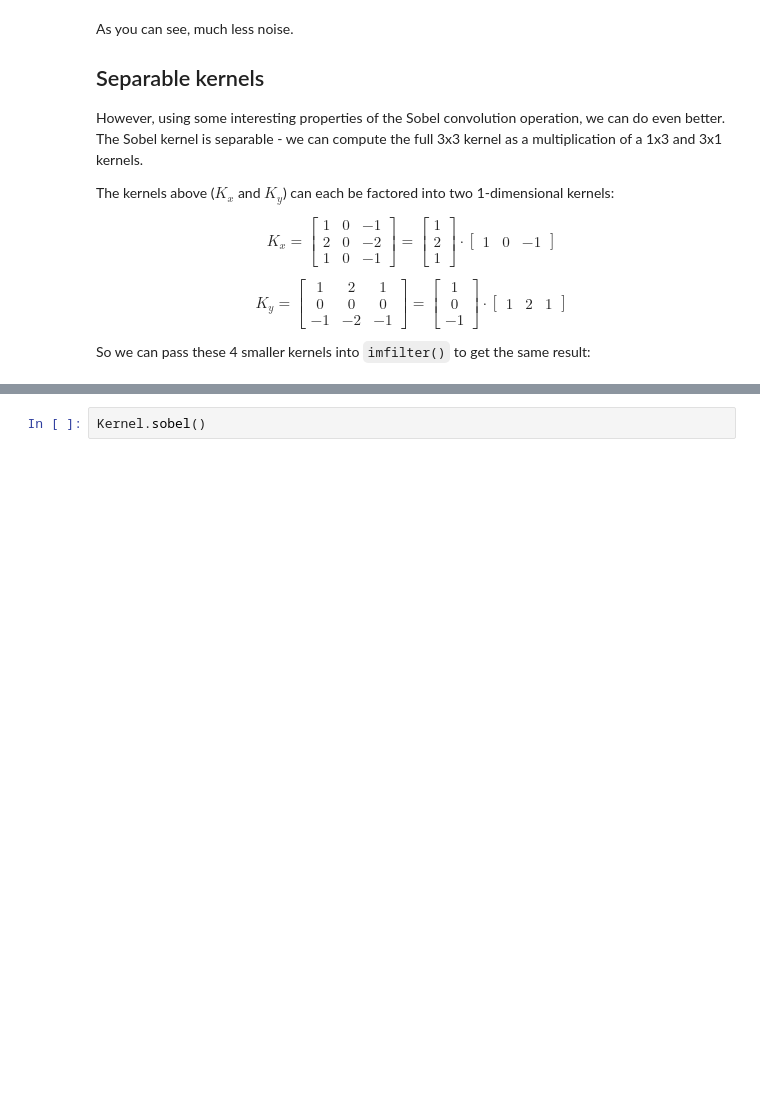
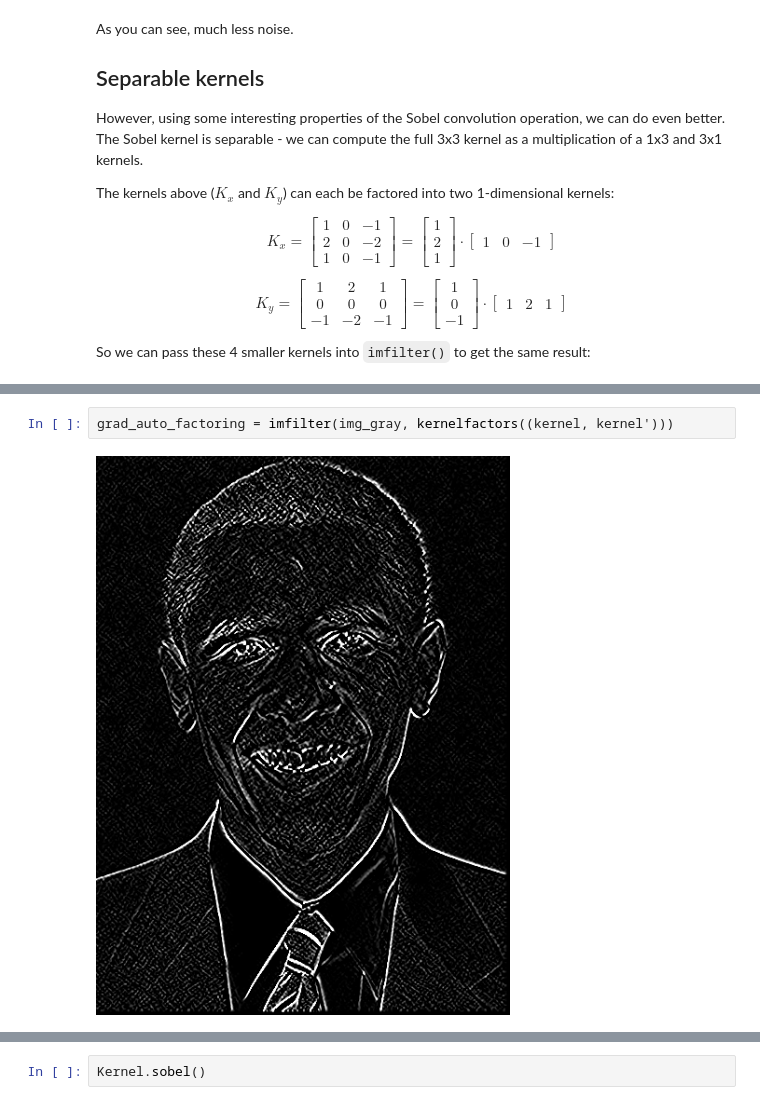
Before and after one commit to mprat/learningjulia, a Jupyter notebook: notebooks/04-imfilter.ipynb, the cells around one changed output, grey strips where cells are left out. Drawn from its saved outputs; the diff is of its cells as text; blank space fills up the shorter version.

```diff
--- a/notebooks/04-imfilter.ipynb
+++ b/notebooks/04-imfilter.ipynb
@@ -109,0 +112,4 @@ There is one more way to apply Sobel kernels to the image. Of course, `imfilter(
+# %%
+grad_auto_factoring = imfilter(img_gray, kernelfactors((kernel, kernel')))
+# %% [output]
+[figure, added]
```
Also changed, not shown: parts of 22 cells of this notebook, 3 other files.
